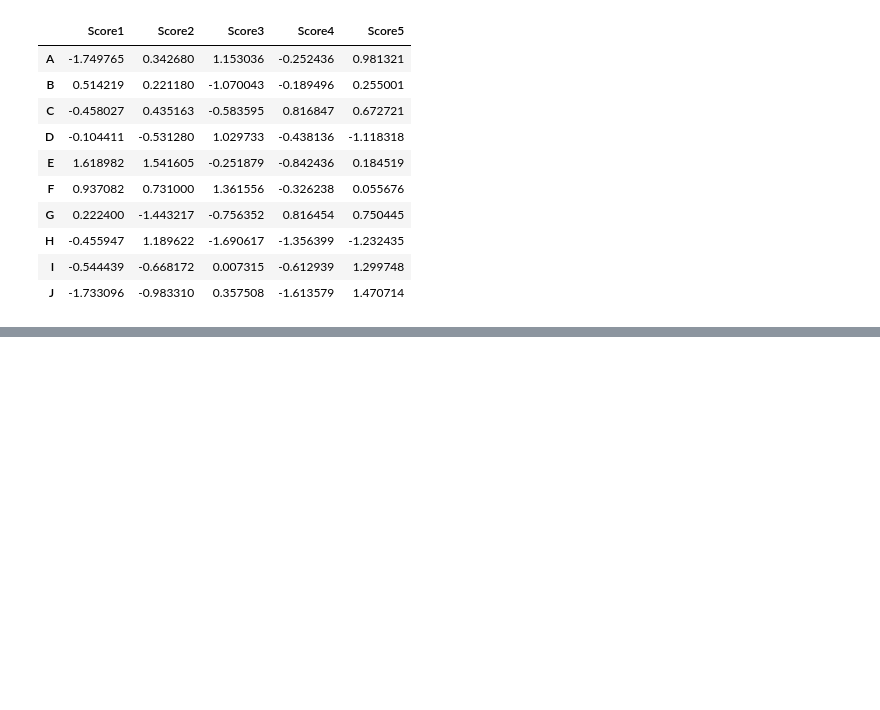
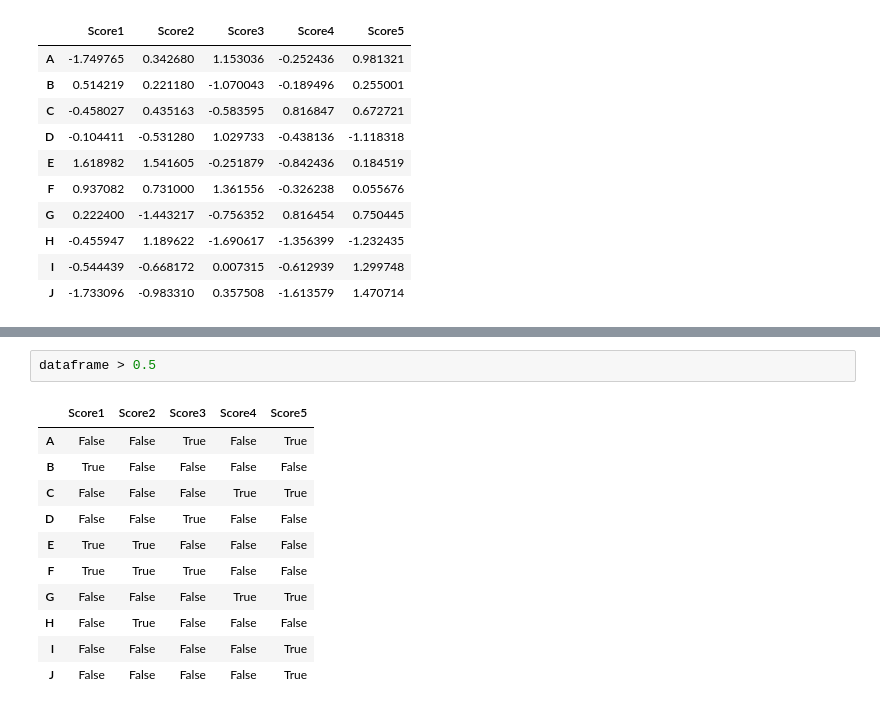
Before and after one commit to imhemantchaubey-zz/pandas-resources, a Jupyter notebook: pandas.ipynb, the cells around one changed output, grey strips where cells are left out. Drawn from its saved outputs; the diff is of its cells as text; blank space fills up the shorter version.

```diff
--- a/pandas.ipynb
+++ b/pandas.ipynb
@@ -166,0 +366,14 @@ dataframe
+# %%
+dataframe > 0.5
+# %% [output]
+|  | Score1 | Score2 | Score3 | Score4 | Score5 |
+| A | False | False | True | False | True |
+| B | True | False | False | False | False |
+| C | False | False | False | True | True |
+| D | False | False | True | False | False |
+| E | True | True | False | False | False |
+| F | True | True | True | False | False |
+| G | False | False | False | True | True |
+| H | False | True | False | False | False |
+| I | False | False | False | False | True |
+| J | False | False | False | False | True |
```
Also changed, not shown: parts of 36 cells of this notebook.
